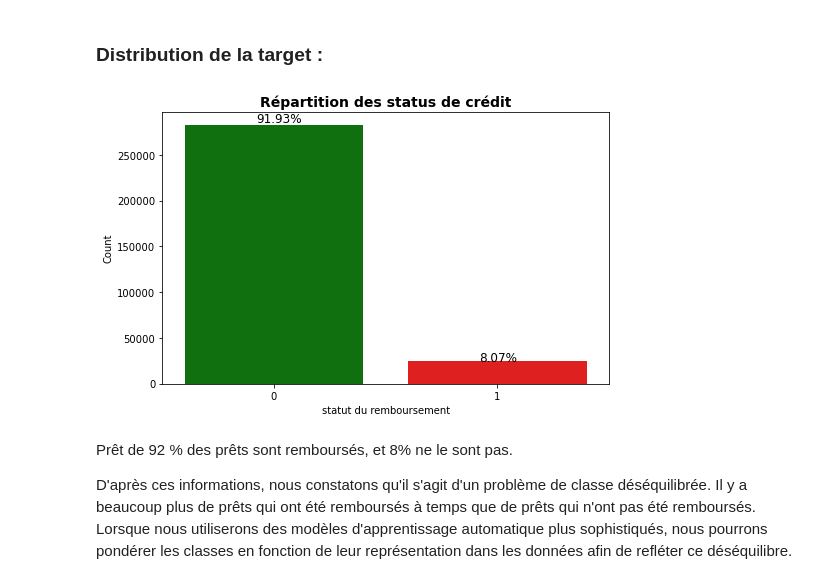
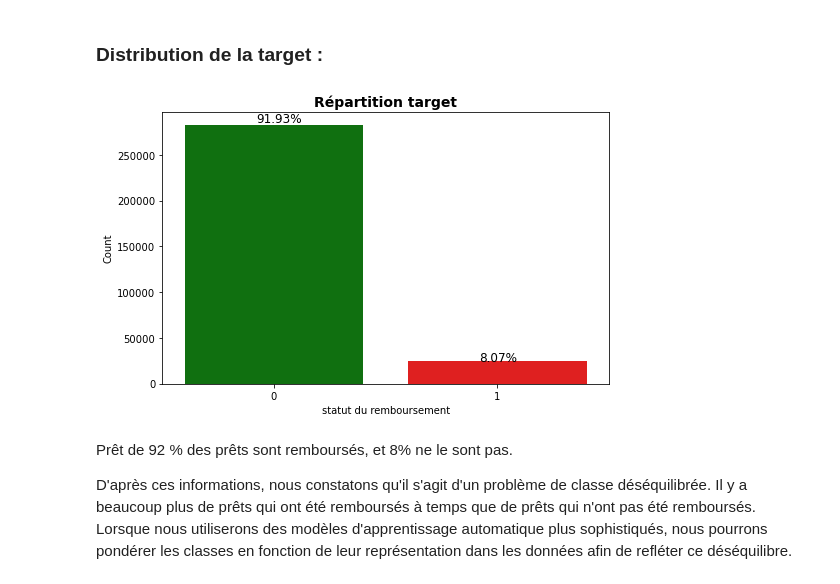
Before and after one commit to alexisMarceau1/CreditRisk_solution, a Jupyter notebook: solution.ipynb, the cells around one changed output. Drawn from its saved outputs; the diff is of its cells as text; code cells hidden in the pictures.

```diff
--- a/solution.ipynb
+++ b/solution.ipynb
@@ -97,7 +106,7 @@ display(os.listdir("data/"))
 Il y a un total de 10 fichiers : 1 fichier principal pour l'entraînement (avec la target) 1 fichier principal pour le test (sans la target), 1 fichier de soumission d'exemple, et 7 autres fichiers contenant des informations supplémentaires sur chaque prêt.
 # %%
 # Training data
-app_train = pd.read_csv('data/application_train.csv')
+app_train = pd.read_csv('../P7_data/data/application_train.csv')
 print('Training data shape: ', app_train.shape)
 app_train.head()
 # %% [output]
@@ -149,19 +158,19 @@ Description des variables des fichiers:
 # %%
 plt.figure(figsize = (8,5))
 ax = sns.countplot("TARGET", data= app_train, palette=['g','r'])
 
 for p in ax.patches:
     percentage = '{:.2f}%'.format(100 * p.get_height()/len(app_train.TARGET))
     x = p.get_x() + p.get_width() / 2.5
     y = p.get_y() + p.get_height() * 1.01
     ax.annotate(percentage, (x, y), fontsize=12)
 
 plt.ylabel("Count")
 plt.xlabel('statut du remboursement')
-plt.title("Répartition des status de crédit",fontsize=14, fontweight='bold')
+plt.title("Répartition target",fontsize=14, fontweight='bold')
 plt.show()
 # %% [output]
-[figure, old version]
+[figure, new version]
 # %% [markdown]
 Prêt de 92 % des prêts sont remboursés, et 8% ne le sont pas.
 
```
Also changed, not shown: parts of 68 cells of this notebook.
